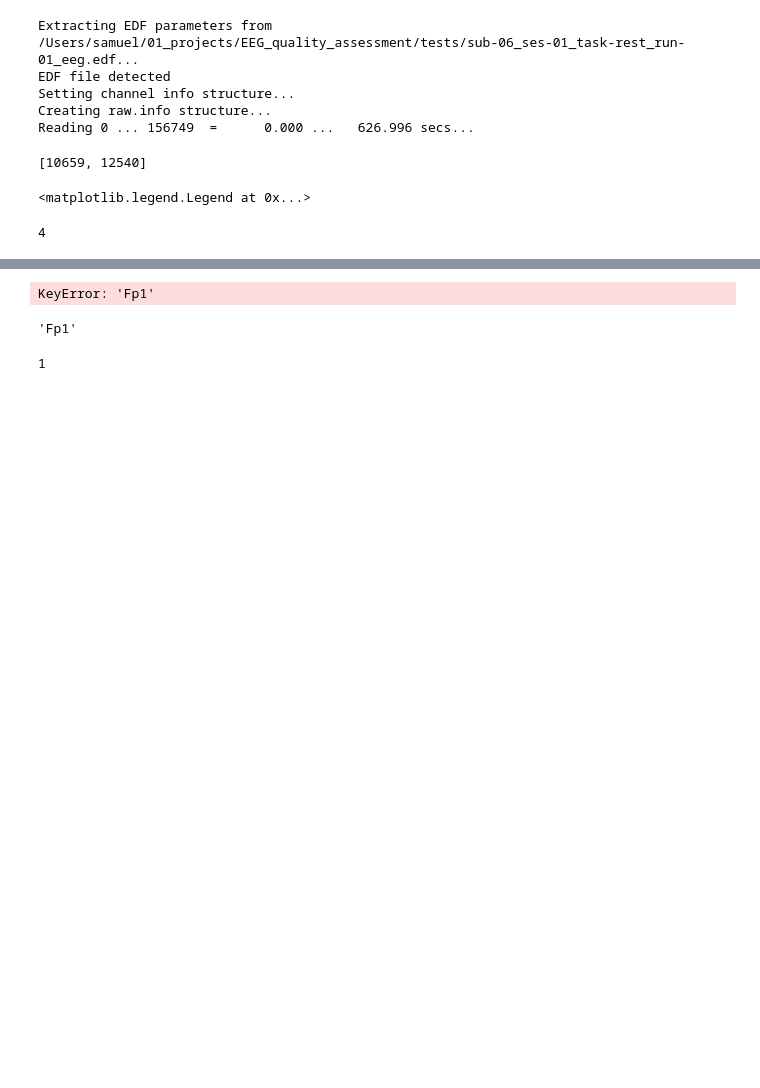
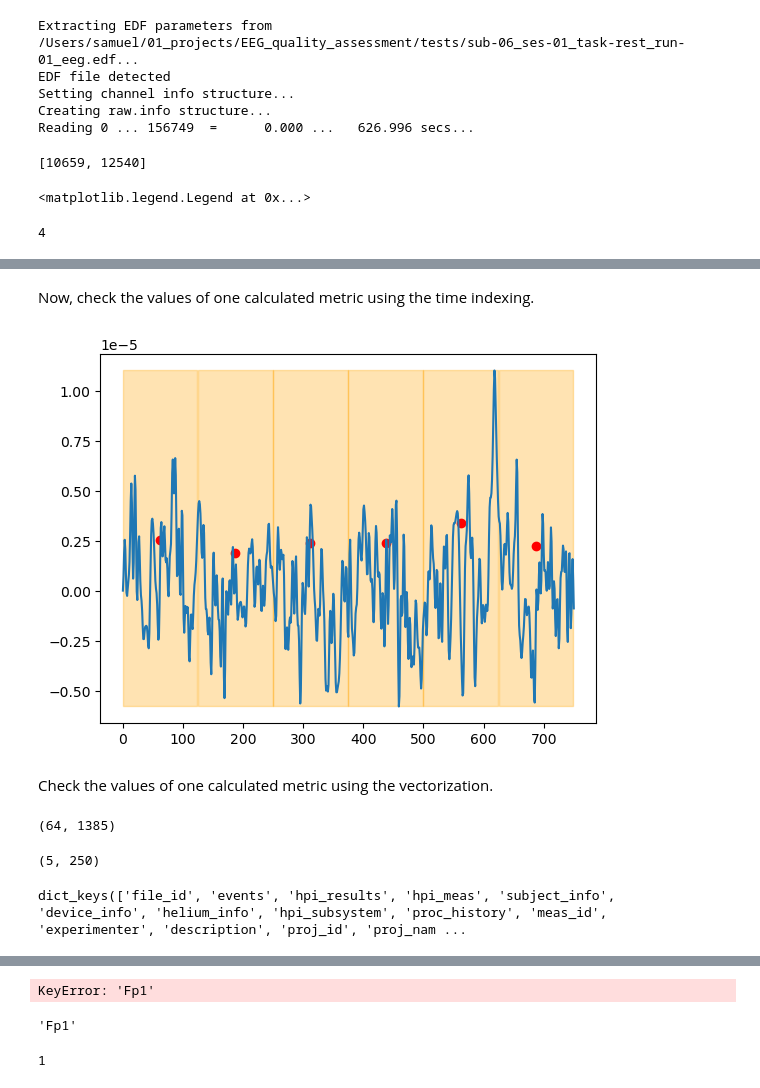
Before and after one commit to Sam54000/EEG_quality_assessment, a Jupyter notebook: src/EEG_quality_assessment/development_lab.ipynb, the cells around one changed output, grey strips where cells are left out. Drawn from its saved outputs; the diff is of its cells as text; code cells hidden in the pictures; blank space fills up the shorter version.

```diff
--- a/src/EEG_quality_assessment/development_lab.ipynb
+++ b/src/EEG_quality_assessment/development_lab.ipynb
@@ -160,0 +296,31 @@ Reading 0 ... 156499  =      0.000 ...   625.996 secs...
+# %% [markdown]
+Now, check the values of one calculated metric using the time indexing.
+# %%
+from numpy.lib.stride_tricks import sliding_window_view
+from EEG_quality_assessment import time_analysis
+channel = 'Fp1'
+chan_nb = raw.info['ch_names'].index(channel)
+time_window = 0.5
+overlap = 0
+copy_raw = raw.copy().crop(0,3)
+data = copy_raw.get_data()
+time_samples = np.arange(0, data.shape[1])
+window_samples = int((time_window*raw.info['sfreq']))
+step = int(window_samples - window_samples*overlap)
+window_view = sliding_window_view(time_samples,
+                                  window_samples)[::step]
+plt.plot(data[chan_nb,:])
+
+for jump in range(window_view.shape[0]):
+    plt.fill_between(window_view[jump,:],
+                     y1 = np.min(data[chan_nb,:]),
+                     y2 = np.max(data[chan_nb,:]),
+                     alpha = 0.3,
+                     color = 'orange')
+    plt.scatter(window_view[jump,window_view.shape[1]//2],
+                time_analysis.average_rms(data[:,window_view[jump,:]])[chan_nb],
+                color = 'r')
+# %% [output]
+[figure, added]
+# %% [markdown]
+Check the values of one calculated metric using the vectorization.
@@ -160,0 +355,12 @@ Reading 0 ... 156499  =      0.000 ...   625.996 secs...
+# %%
+metrics['variance'].shape
+# %% [output]
+(64, 1385)
+# %%
+window_view.shape
+# %% [output]
+(5, 250)
+# %%
+raw.info.keys()
+# %% [output]
+dict_keys(['file_id', 'events', 'hpi_results', 'hpi_meas', 'subject_info', 'device_info', 'helium_info', 'hpi_subsystem', 'proc_history', 'meas_id', 'experimenter', 'description', 'proj_id', 'proj_nam ...
```
Also changed, not shown: parts of 20 cells of this notebook, 3 other files.
